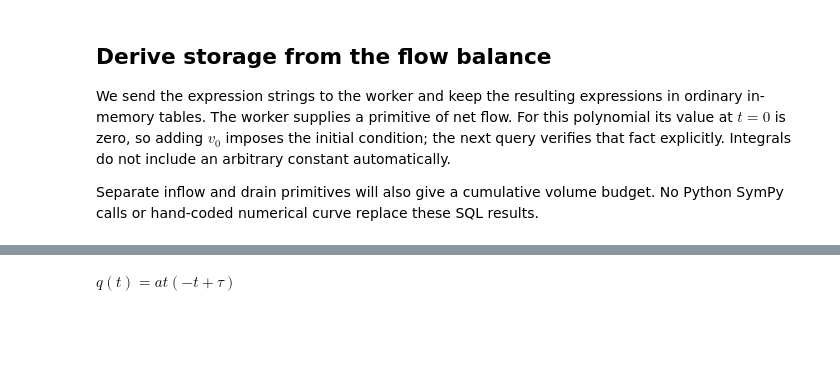
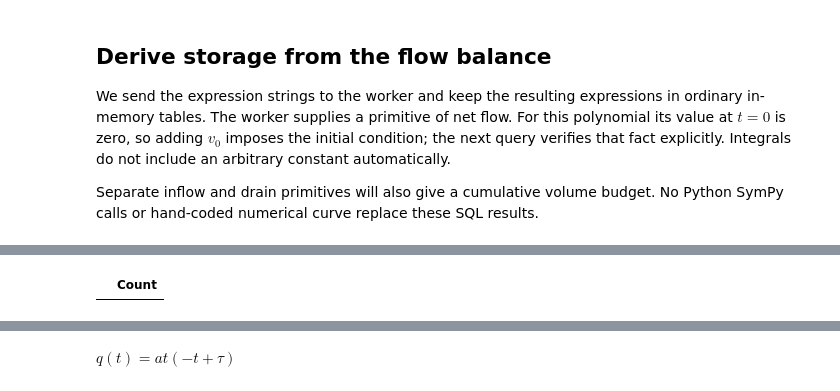
Before and after one commit to Query-farm/vgi-sympy, a Jupyter notebook: notebooks/01_reservoir_storage.ipynb, the cells around one changed output, grey strips where cells are left out. Drawn from its saved outputs; the diff is of its cells as text; code cells hidden in the pictures; blank space fills up the shorter version.

```diff
--- a/notebooks/01_reservoir_storage.ipynb
+++ b/notebooks/01_reservoir_storage.ipynb
@@ -132,0 +143,13 @@ SELECT inflow, expanded_inflow, net_primitive, volume_slope FROM model;
+# %%
+%%sql
+CREATE TABLE budget_proof AS
+WITH budget AS (
+ SELECT volume, 'v0 + (' || inflow_primitive || ') - (' || drain_primitive || ')' AS raw_budget
+ FROM model
+), canonical AS (
+ SELECT *, sympy.main.simplify(raw_budget) AS canonical_budget FROM budget
+)
+SELECT *, sympy.main.simplify('(' || volume || ') - (' || canonical_budget || ')') AS closure_residual
+FROM canonical;
+# %% [output]
+|  | Count |
```
Also changed, not shown: parts of 21 cells of this notebook, 13 other files.
